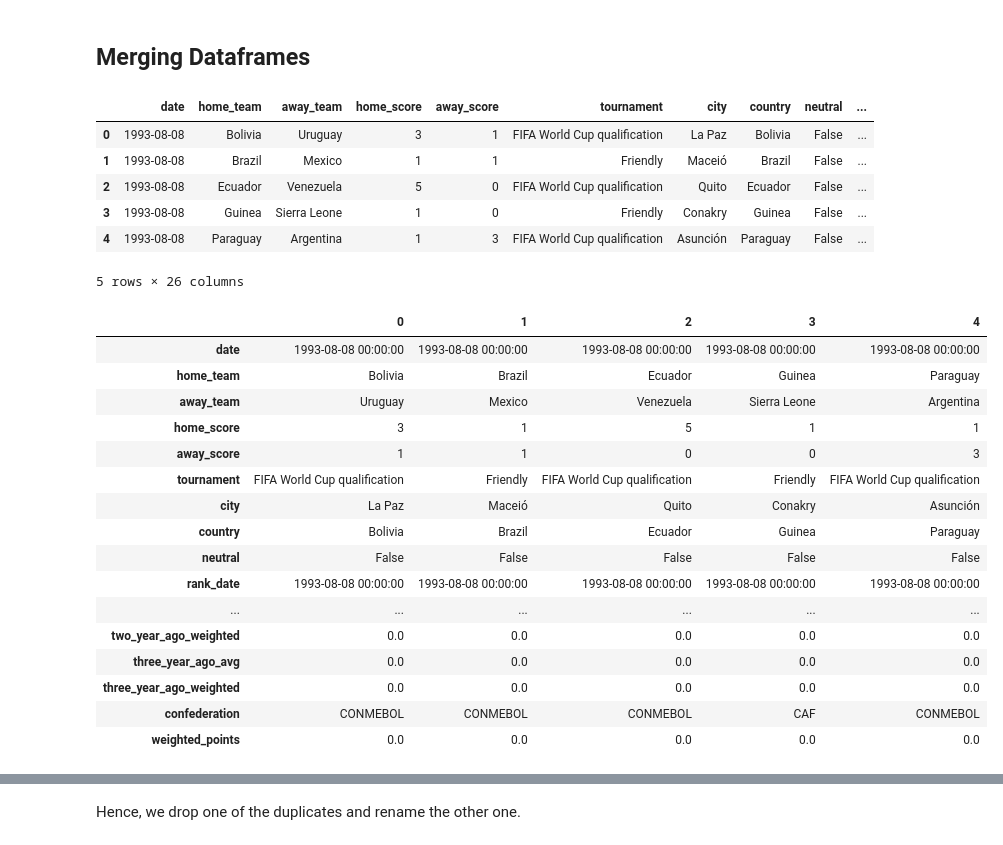
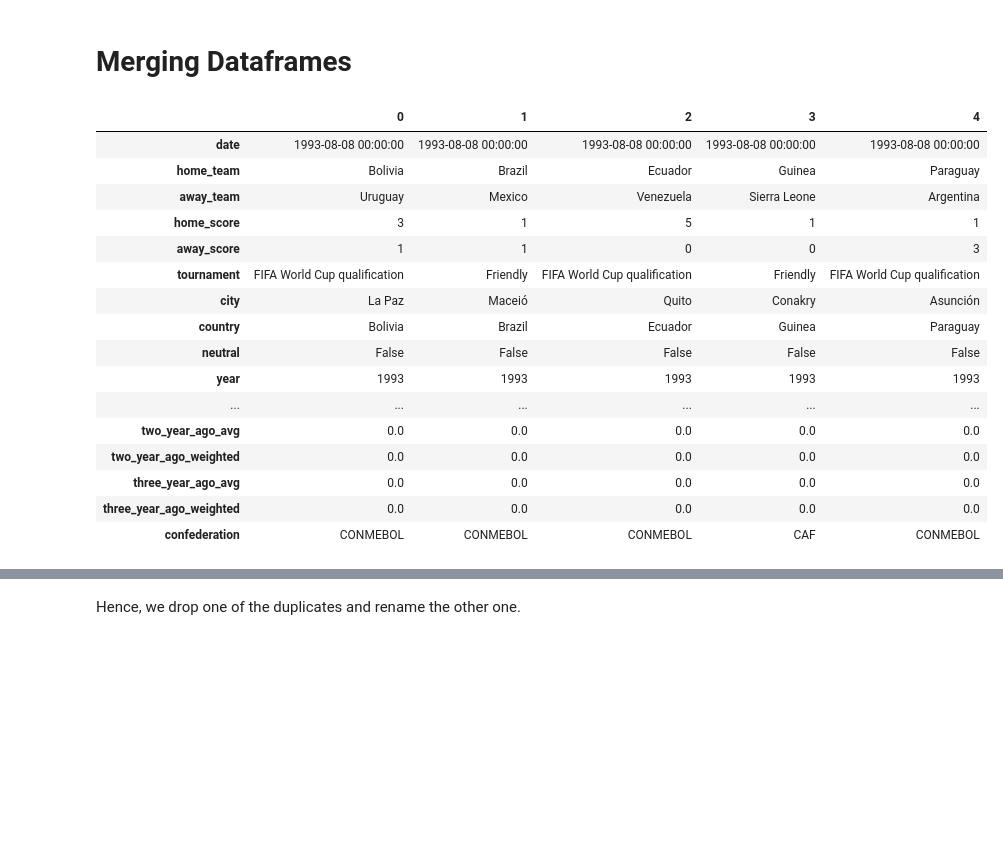
Before and after one commit to iamtlcs/STAT3011-Group5-Project2, a Jupyter notebook: neural network.ipynb, the cells around one changed output, grey strips where cells are left out. Drawn from its saved outputs; the diff is of its cells as text; code cells hidden in the pictures; blank space fills up the shorter version.

```diff
--- a/neural network.ipynb
+++ b/neural network.ipynb
@@ -10,10 +12,10 @@ from matplotlib import pyplot as plt
 # %%
 rankings = pd.read_csv("fifa_ranking.csv")
 rankings = rankings.replace({"IR Iran": "Iran"})
-rankings['weighted_points'] = rankings['cur_year_avg_weighted'] + rankings['two_year_ago_weighted'] + rankings['three_year_ago_weighted']
 rankings['rank_date'] = pd.to_datetime(rankings['rank_date'])
 # %%
-matches = pd.read_csv("results.csv")
+matches = pd.read_csv("till-2022-results.csv")
 matches =  matches.replace({'Germany DR': 'Germany', 'China': 'China PR'})
 matches['neutral'] =  matches['neutral'].replace({'TRUE': 1, 'FALSE': 0})
 matches['date'] = pd.to_datetime(matches['date'])
+matches['year'] = pd.DatetimeIndex(matches['date']).year
@@ -34,38 +80,28 @@ rankings = rankings.set_index(['rank_date'])\
 # %% [markdown]
-## Merging Dataframes
+# Merging Dataframes
 # %%
 matches = matches.merge(rankings,
                         left_on=['date', 'home_team'],
                         right_on=['rank_date', 'country_full'])
-matches.head()
+matches.head().T
 # %% [output]
-|  | date | home_team | away_team | home_score | away_score | tournament | city | country | neutral | ... |
-| 0 | 1993-08-08 | Bolivia | Uruguay | 3 | 1 | FIFA World Cup qualification | La Paz | Bolivia | False | ... |
-| 1 | 1993-08-08 | Brazil | Mexico | 1 | 1 | Friendly | Maceió | Brazil | False | ... |
-| 2 | 1993-08-08 | Ecuador | Venezuela | 5 | 0 | FIFA World Cup qualification | Quito | Ecuador | False | ... |
-| 3 | 1993-08-08 | Guinea | Sierra Leone | 1 | 0 | Friendly | Conakry | Guinea | False | ... |
-| 4 | 1993-08-08 | Paraguay | Argentina | 1 | 3 | FIFA World Cup qualification | Asunción | Paraguay | False | ... |
+|  | 0 | 1 | 2 | 3 | 4 |
+| date | 1993-08-08 00:00:00 | 1993-08-08 00:00:00 | 1993-08-08 00:00:00 | 1993-08-08 00:00:00 | 1993-08-08 00:00:00 |
+| home_team | Bolivia | Brazil | Ecuador | Guinea | Paraguay |
+| away_team | Uruguay | Mexico | Venezuela | Sierra Leone | Argentina |
+| home_score | 3 | 1 | 5 | 1 | 1 |
+| away_score | 1 | 1 | 0 | 0 | 3 |
+| tournament | FIFA World Cup qualification | Friendly | FIFA World Cup qualification | Friendly | FIFA World Cup qualification |
+| city | La Paz | Maceió | Quito | Conakry | Asunción |
+| country | Bolivia | Brazil | Ecuador | Guinea | Paraguay |
+| neutral | False | False | False | False | False |
+| year | 1993 | 1993 | 1993 | 1993 | 1993 |
+| ... | ... | ... | ... | ... | ... |
+| two_year_ago_avg | 0.0 | 0.0 | 0.0 | 0.0 | 0.0 |
+| two_year_ago_weighted | 0.0 | 0.0 | 0.0 | 0.0 | 0.0 |
+| three_year_ago_avg | 0.0 | 0.0 | 0.0 | 0.0 | 0.0 |
+| three_year_ago_weighted | 0.0 | 0.0 | 0.0 | 0.0 | 0.0 |
+| confederation | CONMEBOL | CONMEBOL | CONMEBOL | CAF | CONMEBOL |
-5 rows × 26 columns
-# %%
-matches.head().T
-# %% [output]
-|  | 0 | 1 | 2 | 3 | 4 |
-| date | 1993-08-08 00:00:00 | 1993-08-08 00:00:00 | 1993-08-08 00:00:00 | 1993-08-08 00:00:00 | 1993-08-08 00:00:00 |
-| home_team | Bolivia | Brazil | Ecuador | Guinea | Paraguay |
-| away_team | Uruguay | Mexico | Venezuela | Sierra Leone | Argentina |
-| home_score | 3 | 1 | 5 | 1 | 1 |
-| away_score | 1 | 1 | 0 | 0 | 3 |
-| tournament | FIFA World Cup qualification | Friendly | FIFA World Cup qualification | Friendly | FIFA World Cup qualification |
-| city | La Paz | Maceió | Quito | Conakry | Asunción |
-| country | Bolivia | Brazil | Ecuador | Guinea | Paraguay |
-| neutral | False | False | False | False | False |
-| rank_date | 1993-08-08 00:00:00 | 1993-08-08 00:00:00 | 1993-08-08 00:00:00 | 1993-08-08 00:00:00 | 1993-08-08 00:00:00 |
-| ... | ... | ... | ... | ... | ... |
-| two_year_ago_weighted | 0.0 | 0.0 | 0.0 | 0.0 | 0.0 |
-| three_year_ago_avg | 0.0 | 0.0 | 0.0 | 0.0 | 0.0 |
-| three_year_ago_weighted | 0.0 | 0.0 | 0.0 | 0.0 | 0.0 |
-| confederation | CONMEBOL | CONMEBOL | CONMEBOL | CAF | CONMEBOL |
-| weighted_points | 0.0 | 0.0 | 0.0 | 0.0 | 0.0 |
 # %%
 matches = matches.merge(rankings,
                         left_on=['date', 'away_team'],
```
Also changed, not shown: parts of 220 cells of this notebook, 18 other files.
